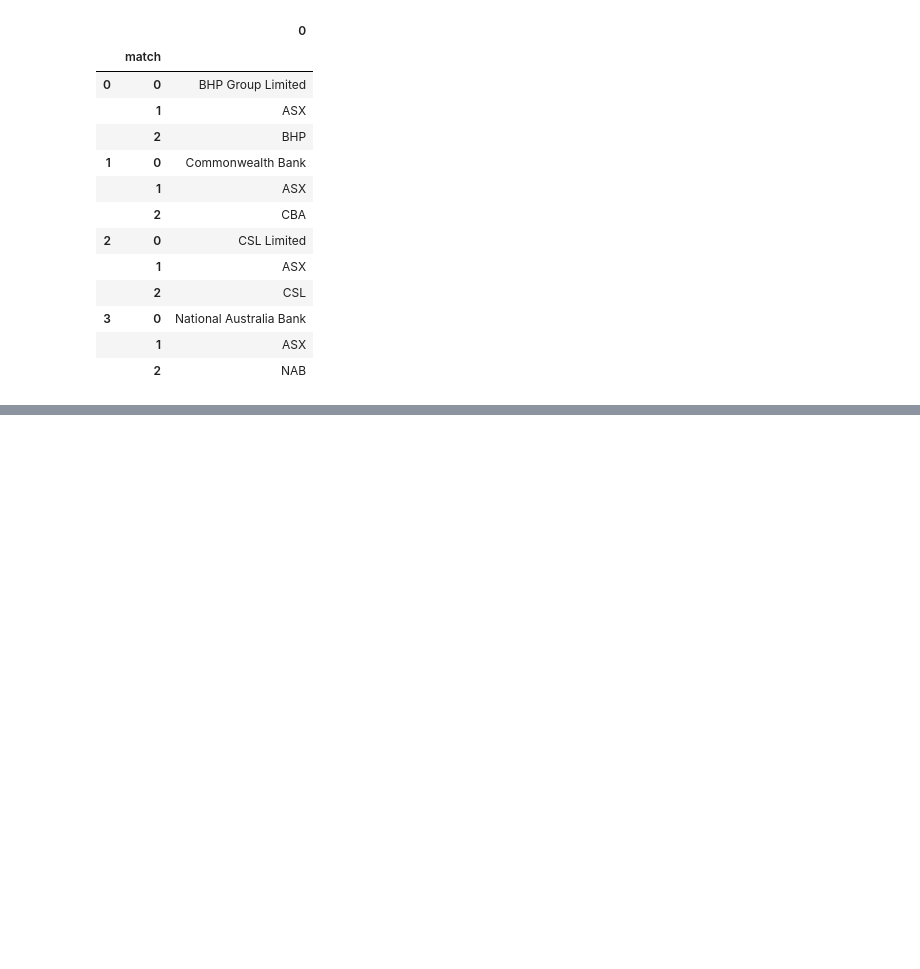
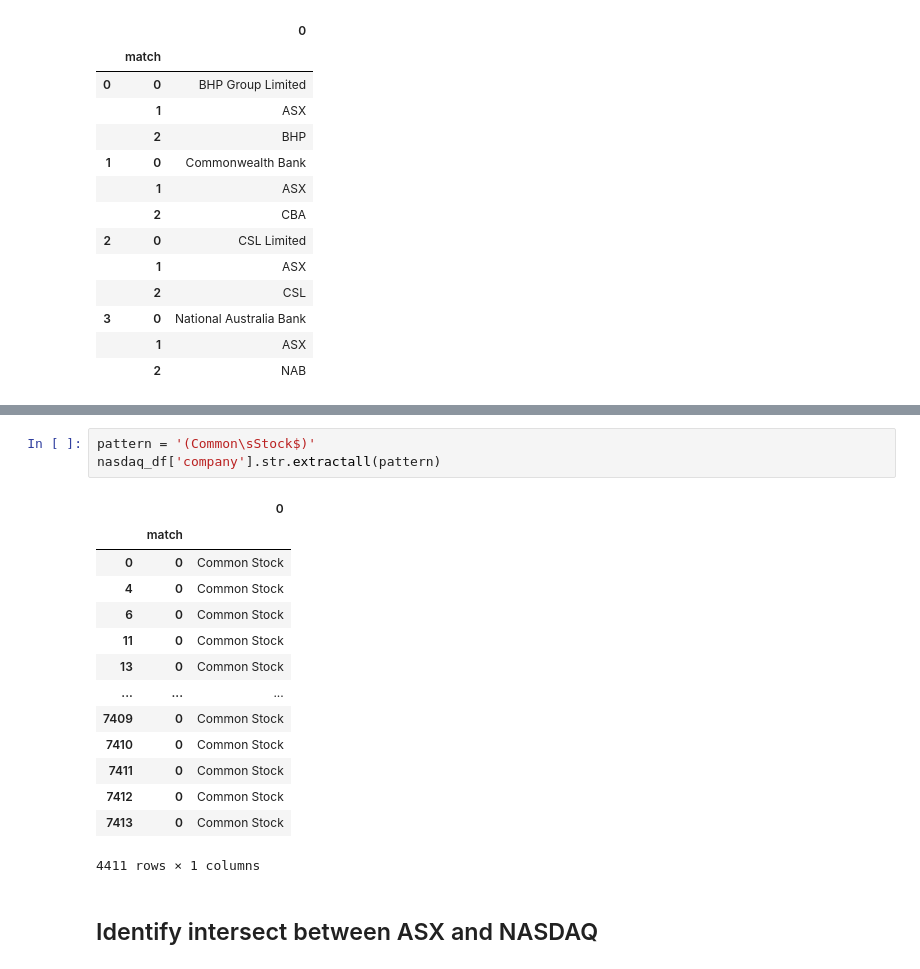
Before and after one commit to alyssahondrade/nasdaq-asx, a Jupyter notebook: analysis.ipynb, the cells around one changed output, grey strips where cells are left out. Cells and saved outputs as stored; diff of their text form; blank space fills up the shorter version.

```diff
--- a/analysis.ipynb
+++ b/analysis.ipynb
@@ -124,0 +210,20 @@ asx_df.head()
+# %%
+pattern = '(Common\sStock$)'
+nasdaq_df['company'].str.extractall(pattern)
+# %% [output]
+|  |  | 0 |
+|  | match |  |
+| 0 | 0 | Common Stock |
+| 4 | 0 | Common Stock |
+| 6 | 0 | Common Stock |
+| 11 | 0 | Common Stock |
+| 13 | 0 | Common Stock |
+| ... | ... | ... |
+| 7409 | 0 | Common Stock |
+| 7410 | 0 | Common Stock |
+| 7411 | 0 | Common Stock |
+| 7412 | 0 | Common Stock |
+| 7413 | 0 | Common Stock |
+4411 rows × 1 columns
+# %% [markdown]
+## Identify intersect between ASX and NASDAQ
```
Also changed, not shown: parts of 17 cells of this notebook, 1 other file.
